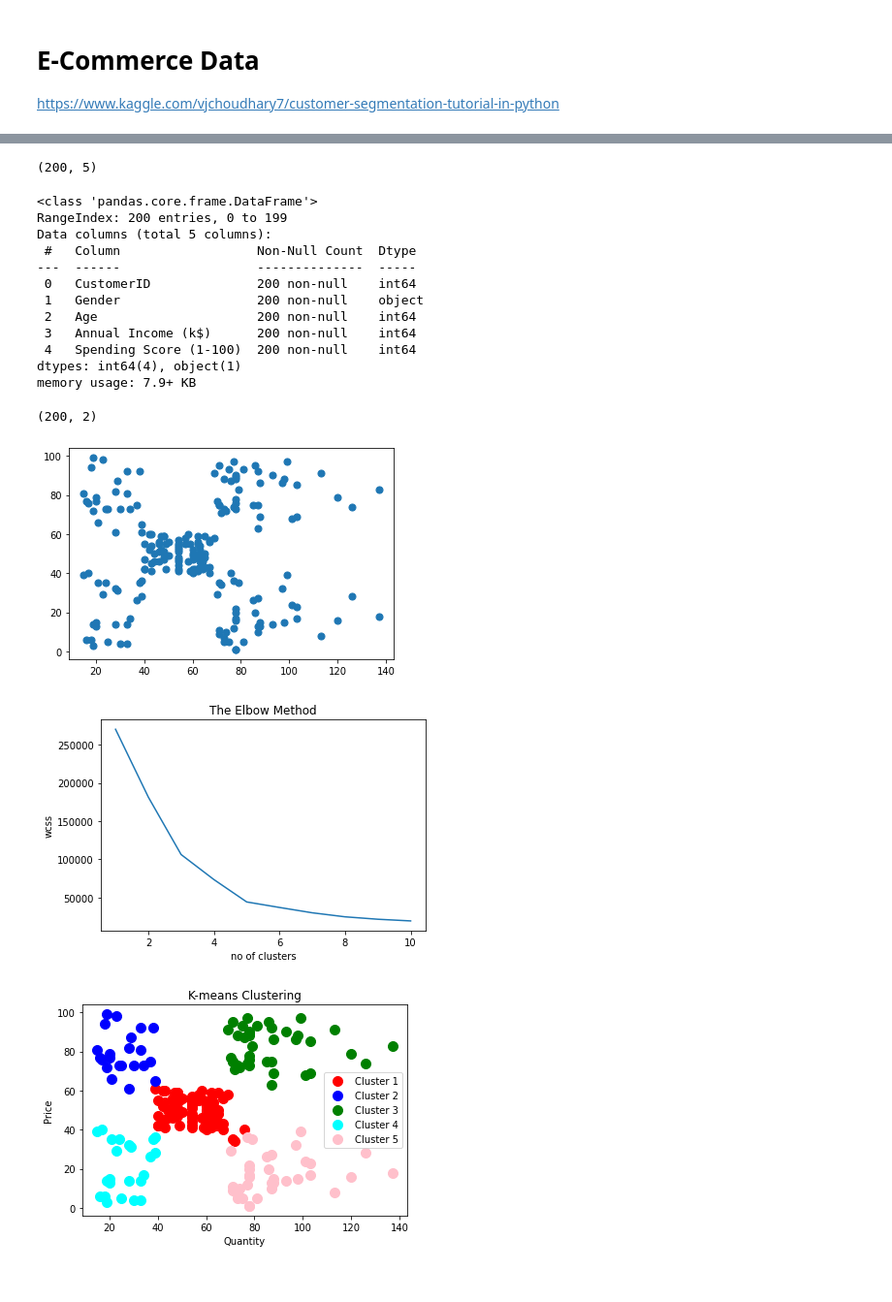
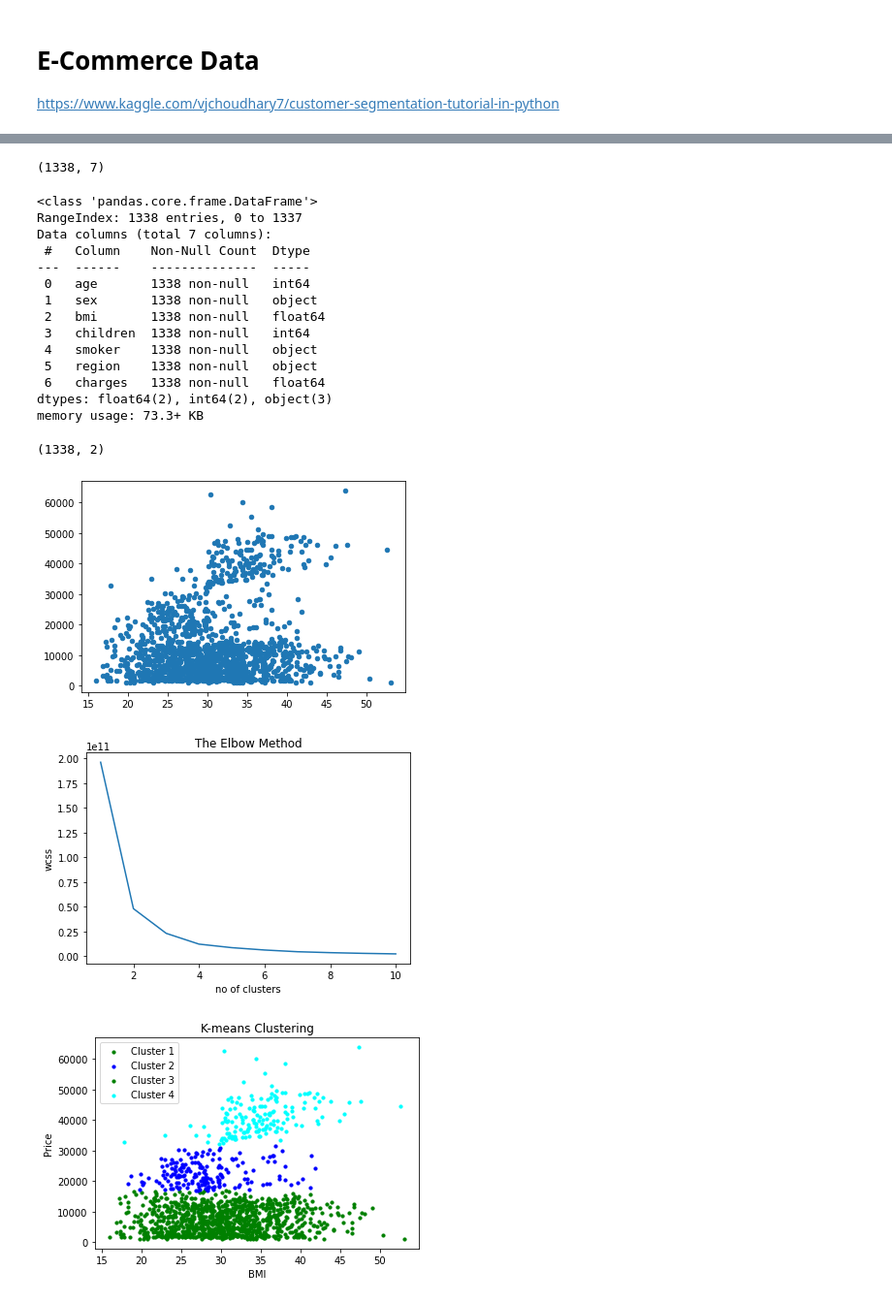
Before and after one commit to michalmullen/DataAnalitics, a Jupyter notebook: clustering.ipynb, the cells around one changed output, grey strips where cells are left out. Shown at 97% size. Drawn from its saved outputs; the diff is of its cells as text; code cells hidden in the pictures.

```diff
--- a/clustering.ipynb
+++ b/clustering.ipynb
@@ -10,8 +10,8 @@ import matplotlib.pyplot as plt #Data Visualization
 # import seaborn as sns
 # %%
 # import data source file
-dataset = pd.read_csv('Mall_Customers.csv', encoding='unicode_escape')
+dataset = pd.read_csv('insurance.csv', encoding='unicode_escape')
 
 # print first 10 rows of dataset to better understand general data
-dataset.head(100)
+dataset.head(10)
 # %% [output]
@@ -32,36 +30,39 @@ dataset.head(100)
 # shows number of rows and columns
 dataset.shape
 # %% [output]
-(200, 5)
+(1338, 7)
 # %%
 # gives general useful info about dataset such as null count and type of each column
 dataset.info()
 # %% [output]
 <class 'pandas.core.frame.DataFrame'>
-RangeIndex: 200 entries, 0 to 199
-Data columns (total 5 columns):
- #   Column                  Non-Null Count  Dtype
----  ------                  --------------  -----
- 0   CustomerID              200 non-null    int64
- 1   Gender                  200 non-null    object
- 2   Age                     200 non-null    int64
- 3   Annual Income (k$)      200 non-null    int64
- 4   Spending Score (1-100)  200 non-null    int64
-dtypes: int64(4), object(1)
-memory usage: 7.9+ KB
+RangeIndex: 1338 entries, 0 to 1337
+Data columns (total 7 columns):
+ #   Column    Non-Null Count  Dtype
+---  ------    --------------  -----
+ 0   age       1338 non-null   int64
+ 1   sex       1338 non-null   object
+ 2   bmi       1338 non-null   float64
+ 3   children  1338 non-null   int64
+ 4   smoker    1338 non-null   object
+ 5   region    1338 non-null   object
+ 6   charges   1338 non-null   float64
+dtypes: float64(2), int64(2), object(3)
+memory usage: 73.3+ KB
 # %%
 # create dataset X with two columns
 # extracting from columns 3 and 4 from the original dataset
 # to make the new dataset X with columns of "annual income" and "spending score"
-X = dataset.iloc[:, [3, 4]].values
+X = dataset.iloc[:, [2, 6]].values
+# X = dataset[["bmi", "charges"]]
 X.shape
 # %% [output]
-(200, 2)
+(1338, 2)
 # %%
 # the scatter plot of dataset X can be seen bellow
-plt.scatter(X[:, 0], X[:, 1], s=50);
+plt.scatter(X[:, 0], X[:, 1], cmap="Set1_r", s=20);
 # %% [output]
-[figure, old version]
+[figure, new version]
 # %%
 # bassed on kmeans of dataset X
 # what is the best possible number of k clusters
@@ -81,21 +82,21 @@ plt.xlabel('no of clusters')
 plt.ylabel('wcss')
 plt.show()
 # %% [output]
-[figure, old version]
+[figure, new version]
 # %%
-kmeansmodel = KMeans(n_clusters= 5, init='k-means++', random_state=0)
+kmeansmodel = KMeans(n_clusters= 4, init='k-means++', random_state=0)
 y_kmeans= kmeansmodel.fit_predict(X)
 # %%
-plt.scatter(X[y_kmeans == 0, 0], X[y_kmeans == 0, 1], s = 100, c = 'red', label = 'Cluster 1')
-plt.scatter(X[y_kmeans == 1, 0], X[y_kmeans == 1, 1], s = 100, c = 'blue', label = 'Cluster 2')
-plt.scatter(X[y_kmeans == 2, 0], X[y_kmeans == 2, 1], s = 100, c = 'green', label = 'Cluster 3')
-plt.scatter(X[y_kmeans == 3, 0], X[y_kmeans == 3, 1], s = 100, c = 'cyan', label = 'Cluster 4')
-plt.scatter(X[y_kmeans == 4, 0], X[y_kmeans == 4, 1], s = 100, c = 'pink', label = 'Cluster 5')
+plt.scatter(X[y_kmeans == 0, 0], X[y_kmeans == 0, 1], s = 10, c = 'green', label = 'Cluster 1')
+plt.scatter(X[y_kmeans == 1, 0], X[y_kmeans == 1, 1], s = 10, c = 'blue', label = 'Cluster 2')
+plt.scatter(X[y_kmeans == 2, 0], X[y_kmeans == 2, 1], s = 10, c = 'green', label = 'Cluster 3')
+plt.scatter(X[y_kmeans == 3, 0], X[y_kmeans == 3, 1], s = 10, c = 'cyan', label = 'Cluster 4')
+# plt.scatter(X[y_kmeans == 4, 0], X[y_kmeans == 4, 1], s = 10, c = 'pink', label = 'Cluster 5')
 #plt.scatter(kmeans.cluster_centers_[:, 0], kmeans.cluster_centers_[:, 1], s = 50, c = 'yellow', label = 'Centroids')
 plt.title('K-means Clustering')
-plt.xlabel('Quantity')
+plt.xlabel('BMI')
 plt.ylabel('Price')
 plt.legend()
 plt.show()
 # %% [output]
-[figure, old version]
+[figure, new version]
```
Also changed, not shown: parts of 3 cells of this notebook, 1 other file.
